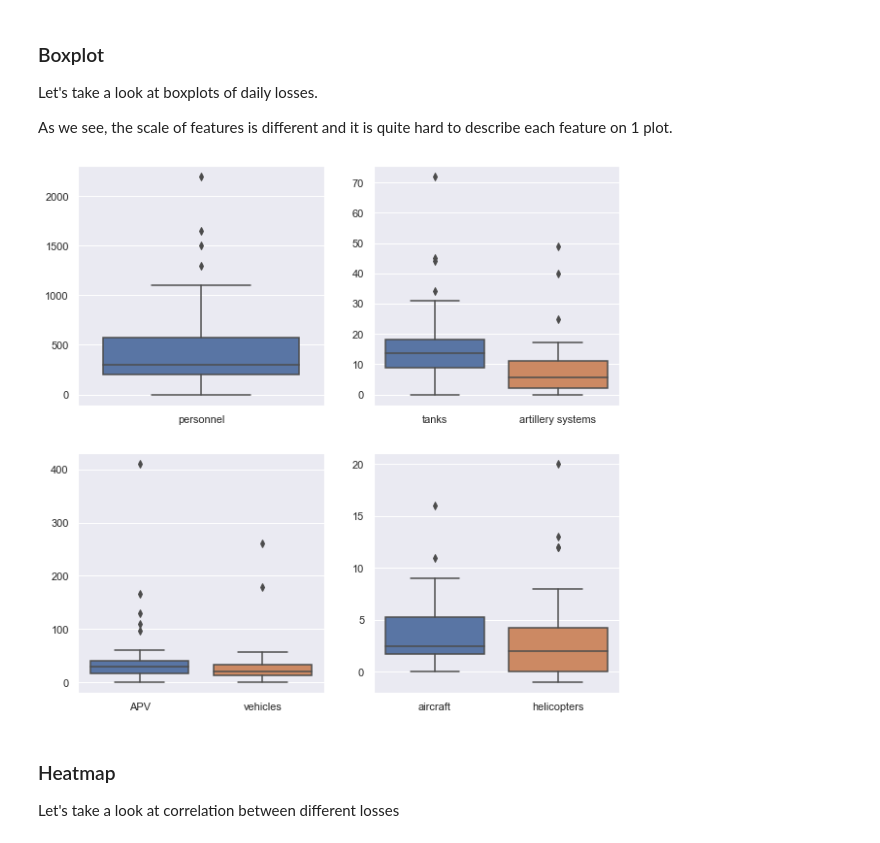
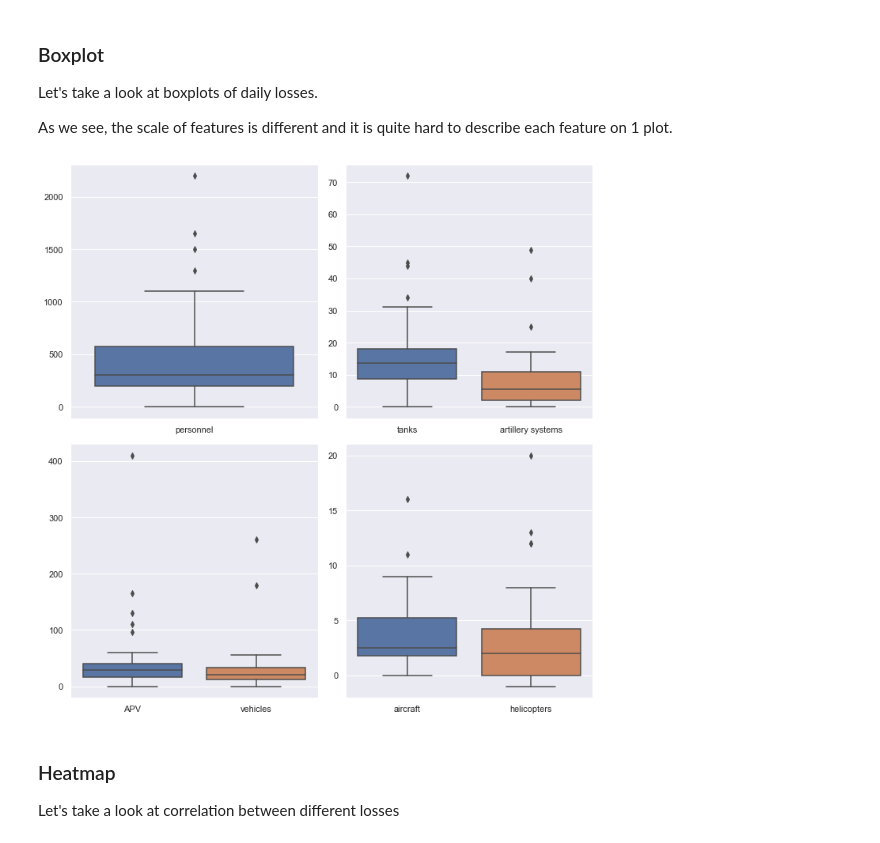
Before and after one commit to Tsalyk/russianInvasionAnalysis, a Jupyter notebook: war_losses.ipynb, the cells around one changed output. Saved outputs shown, nothing was run; the diff lists cells and outputs as text; code cells hidden in the pictures.

```diff
--- a/war_losses.ipynb
+++ b/war_losses.ipynb
@@ -2,6 +2,7 @@
 import pandas as pd
 import numpy as np
 import matplotlib.pyplot as plt
+import matplotlib
 import seaborn as sns
 import csv
 
@@ -9,5 +10,8 @@ from sklearn.linear_model import LinearRegression
 from sklearn.pipeline import make_pipeline
 from sklearn.preprocessing import PolynomialFeatures
 
+matplotlib.rcParams['font.size'] = 16
+matplotlib.rcParams['figure.figsize'] = (9, 9)
+
 %matplotlib inline
 %load_ext autoreload
@@ -169,15 +172,17 @@ As we see, the scale of features is different and it is quite hard to describe e
 # %%
 fig, axs = plt.subplots(2, 2)
 
 sns.boxplot(data=daily_df.iloc[:, :1], ax=axs[0, 0])
 sns.boxplot(data=daily_df.iloc[:, [1, 3]], ax=axs[0, 1])
 sns.boxplot(data=daily_df.iloc[:, [2, 8]], ax=axs[1, 0])
 sns.boxplot(data=daily_df.iloc[:, 6:8], ax=axs[1, 1])
 
-fig.set_figheight(10)
-fig.set_figwidth(10)
+fig.set_figheight(10);
+fig.set_figwidth(10);
+
+plt.tight_layout()
 # %% [output]
-[figure, old version]
+[figure, new version]
 # %% [markdown]
 ### Heatmap
 Let's take a look at correlation between different losses
```
Also changed, not shown: parts of 8 cells of this notebook.
